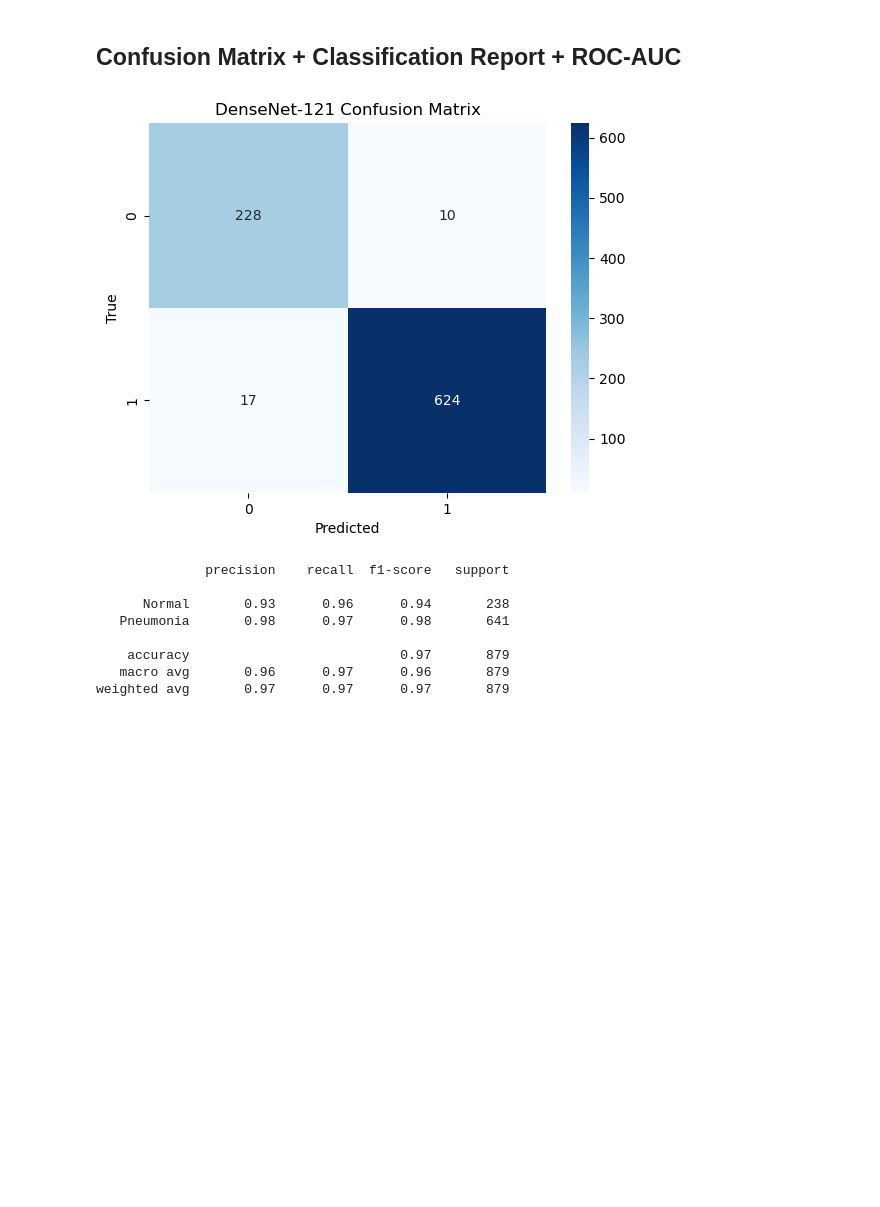
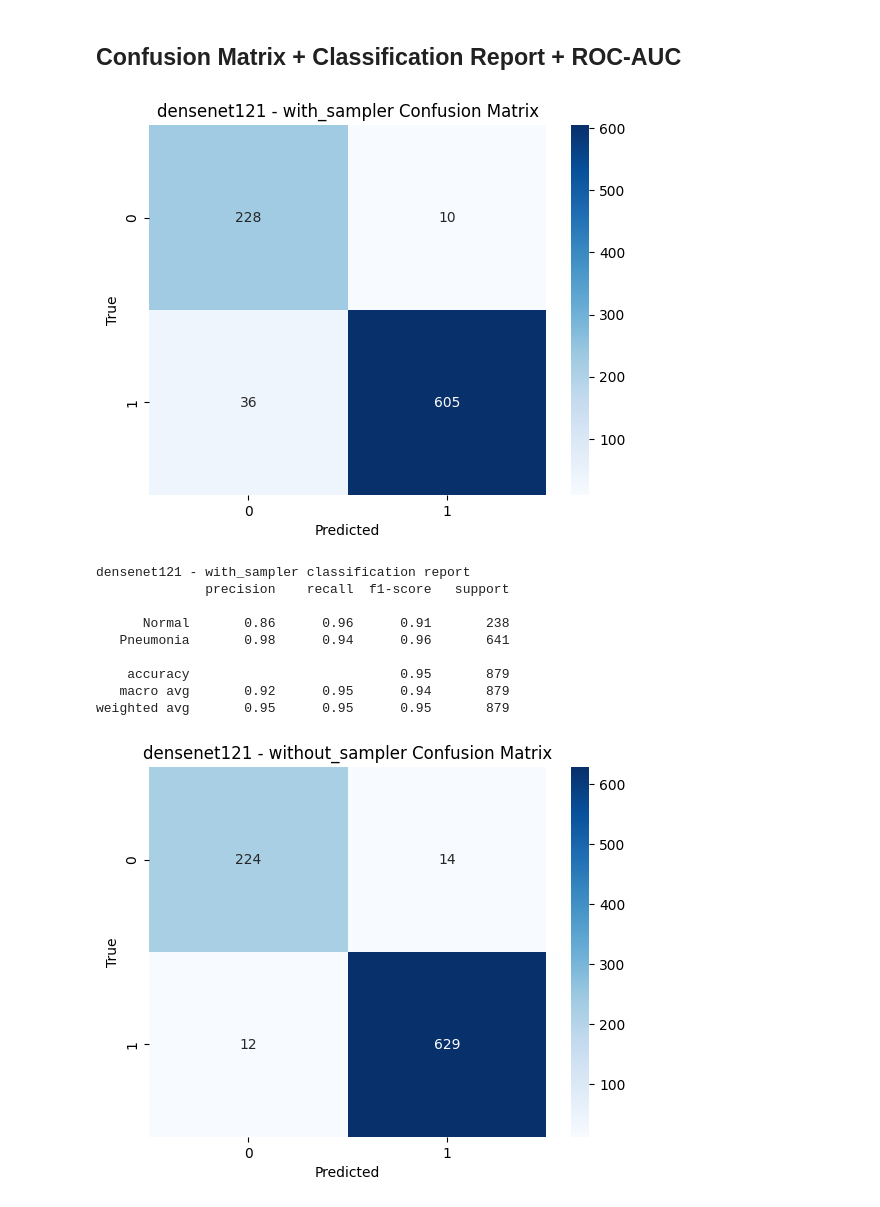
Before and after one commit to Scremed/Pneumonia-Detection, a Jupyter notebook: DenseNet-121_model.ipynb, the cells around one changed output. Drawn from its saved outputs; the diff is of its cells as text; code cells hidden in the pictures; blank space fills up the shorter version.

```diff
--- a/DenseNet-121_model.ipynb
+++ b/DenseNet-121_model.ipynb
@@ -18,16 +19,21 @@ import numpy as np
 # %%
 class Config:
     model_name = "densenet121"
+    num_classes = 2
     img_size = 224
-    batch_size = 16
-    lr = 1e-4
-    epochs = 15
-    patience = 3
+    batch_size = 32
+    lr = 5e-5
+    epochs = 30
+    patience = 5
     device = torch.device("cuda" if torch.cuda.is_available() else "cpu")
 
     train_split = 0.70
     val_split = 0.15
     test_split = 0.15
+    experiments = {
+        "with_sampler": True,
+        "without_sampler": False,
+    }
 
     save_dir = "checkpoints"
     os.makedirs(save_dir, exist_ok=True)
@@ -284,21 +416,25 @@ with torch.no_grad():
 # %% [markdown]
 ## Confusion Matrix + Classification Report + ROC-AUC
 # %%
-cm = confusion_matrix(all_labels, all_preds)
-sns.heatmap(cm, annot=True, fmt="d", cmap="Blues")
-plt.xlabel("Predicted")
-plt.ylabel("True")
-plt.title("DenseNet-121 Confusion Matrix")
-plt.show()
+for name, result in eval_results.items():
+    cm = confusion_matrix(result["labels"], result["preds"])
+    sns.heatmap(cm, annot=True, fmt="d", cmap="Blues")
+    plt.xlabel("Predicted")
+    plt.ylabel("True")
+    plt.title(f"{CFG.model_name} - {name} Confusion Matrix")
+    plt.show()
 
-print(classification_report(all_labels, all_preds, target_names=["Normal", "Pneumonia"]))
+    print(f"{CFG.model_name} - {name} classification report")
+    print(classification_report(result["labels"], result["preds"], target_names=["Normal", "Pneumonia"]))
 # %% [output]
-[figure, old version]
+[figure, new version]
+densenet121 - with_sampler classification report
               precision    recall  f1-score   support
 
-      Normal       0.93      0.96      0.94       238
-   Pneumonia       0.98      0.97      0.98       641
+      Normal       0.86      0.96      0.91       238
+   Pneumonia       0.98      0.94      0.96       641
 
-    accuracy                           0.97       879
-   macro avg       0.96      0.97      0.96       879
-weighted avg       0.97      0.97      0.97       879
+    accuracy                           0.95       879
+   macro avg       0.92      0.95      0.94       879
+weighted avg       0.95      0.95      0.95       879
+[figure, added]
```
Also changed, not shown: parts of 9 cells of this notebook, 1 other file.
